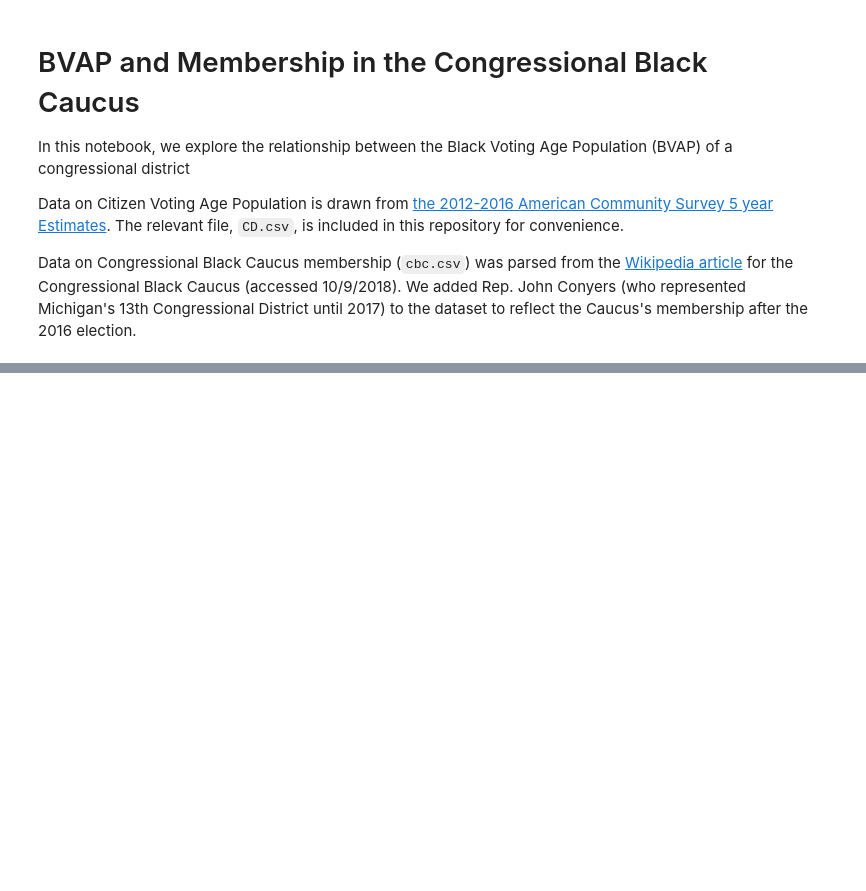
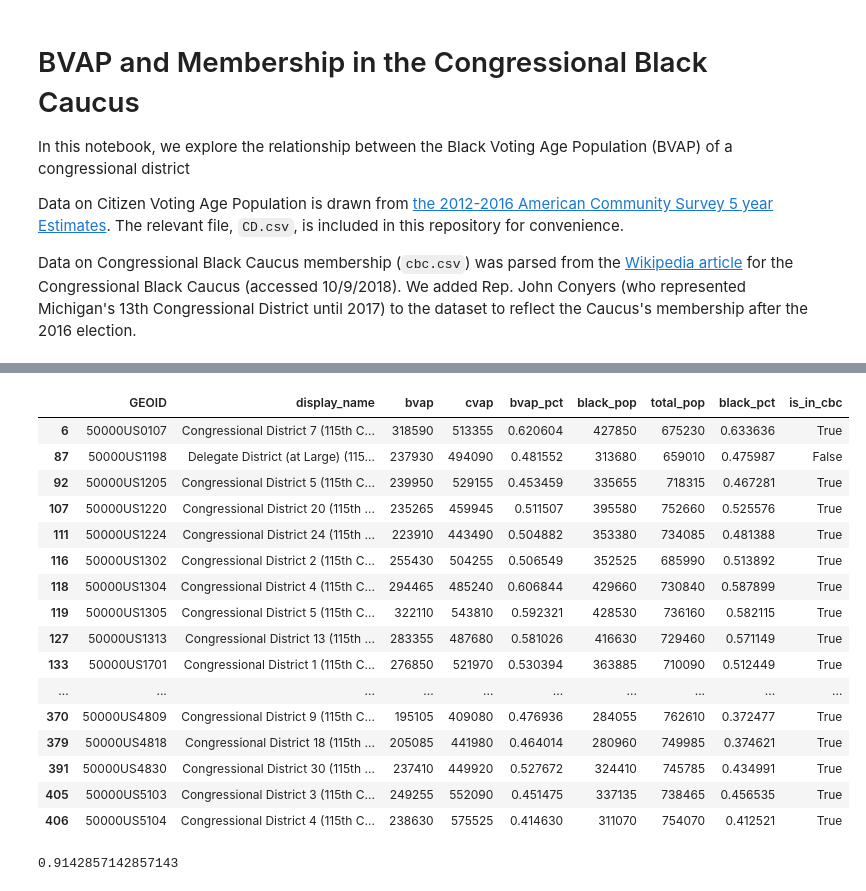
Before and after one commit to gerrymandr/bvap-cbc-notebook, a Jupyter notebook: BVAP_and_CBC.ipynb, the cells around one changed output, grey strips where cells are left out. Drawn from its saved outputs; the diff is of its cells as text; code cells hidden in the pictures; blank space fills up the shorter version.

```diff
--- a/BVAP_and_CBC.ipynb
+++ b/BVAP_and_CBC.ipynb
@@ -84,0 +59,26 @@ Name: GEOID, dtype: object
+# %%
+high_bvap = cvap[cvap["bvap_pct"] > 0.37]
+high_bvap
+# %% [output]
+|  | GEOID | display_name | bvap | cvap | bvap_pct | black_pop | total_pop | black_pct | is_in_cbc |
+| 6 | 50000US0107 | Congressional District 7 (115th C... | 318590 | 513355 | 0.620604 | 427850 | 675230 | 0.633636 | True |
+| 87 | 50000US1198 | Delegate District (at Large) (115... | 237930 | 494090 | 0.481552 | 313680 | 659010 | 0.475987 | False |
+| 92 | 50000US1205 | Congressional District 5 (115th C... | 239950 | 529155 | 0.453459 | 335655 | 718315 | 0.467281 | True |
+| 107 | 50000US1220 | Congressional District 20 (115th ... | 235265 | 459945 | 0.511507 | 395580 | 752660 | 0.525576 | True |
+| 111 | 50000US1224 | Congressional District 24 (115th ... | 223910 | 443490 | 0.504882 | 353380 | 734085 | 0.481388 | True |
+| 116 | 50000US1302 | Congressional District 2 (115th C... | 255430 | 504255 | 0.506549 | 352525 | 685990 | 0.513892 | True |
+| 118 | 50000US1304 | Congressional District 4 (115th C... | 294465 | 485240 | 0.606844 | 429660 | 730840 | 0.587899 | True |
+| 119 | 50000US1305 | Congressional District 5 (115th C... | 322110 | 543810 | 0.592321 | 428530 | 736160 | 0.582115 | True |
+| 127 | 50000US1313 | Congressional District 13 (115th ... | 283355 | 487680 | 0.581026 | 416630 | 729460 | 0.571149 | True |
+| 133 | 50000US1701 | Congressional District 1 (115th C... | 276850 | 521970 | 0.530394 | 363885 | 710090 | 0.512449 | True |
+| ... | ... | ... | ... | ... | ... | ... | ... | ... | ... |
+| 370 | 50000US4809 | Congressional District 9 (115th C... | 195105 | 409080 | 0.476936 | 284055 | 762610 | 0.372477 | True |
+| 379 | 50000US4818 | Congressional District 18 (115th ... | 205085 | 441980 | 0.464014 | 280960 | 749985 | 0.374621 | True |
+| 391 | 50000US4830 | Congressional District 30 (115th ... | 237410 | 449920 | 0.527672 | 324410 | 745785 | 0.434991 | True |
+| 405 | 50000US5103 | Congressional District 3 (115th C... | 249255 | 552090 | 0.451475 | 337135 | 738465 | 0.456535 | True |
+| 406 | 50000US5104 | Congressional District 4 (115th C... | 238630 | 575525 | 0.414630 | 311070 | 754070 | 0.412521 | True |
+# %%
+percent_in_cbc = sum(high_bvap["is_in_cbc"]) / len(high_bvap)
+print(percent_in_cbc)
+# %% [output]
+0.9142857142857143
```
Also changed, not shown: parts of 16 cells of this notebook, 3 other files.
